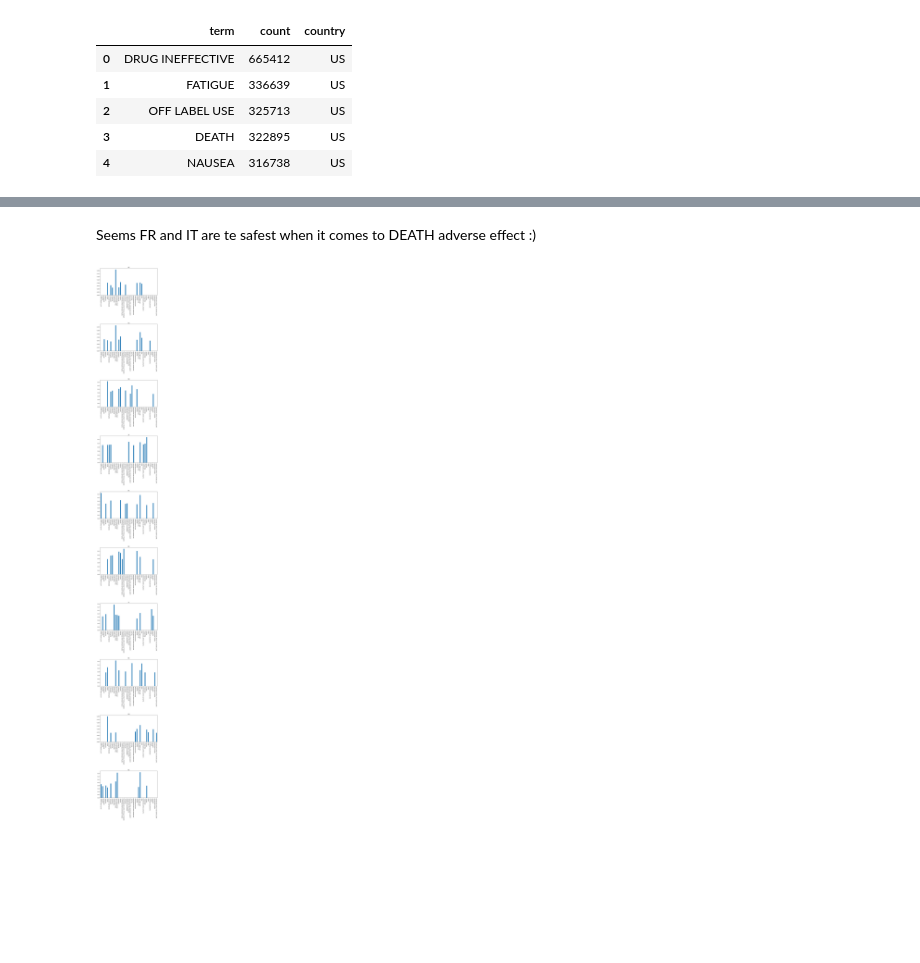
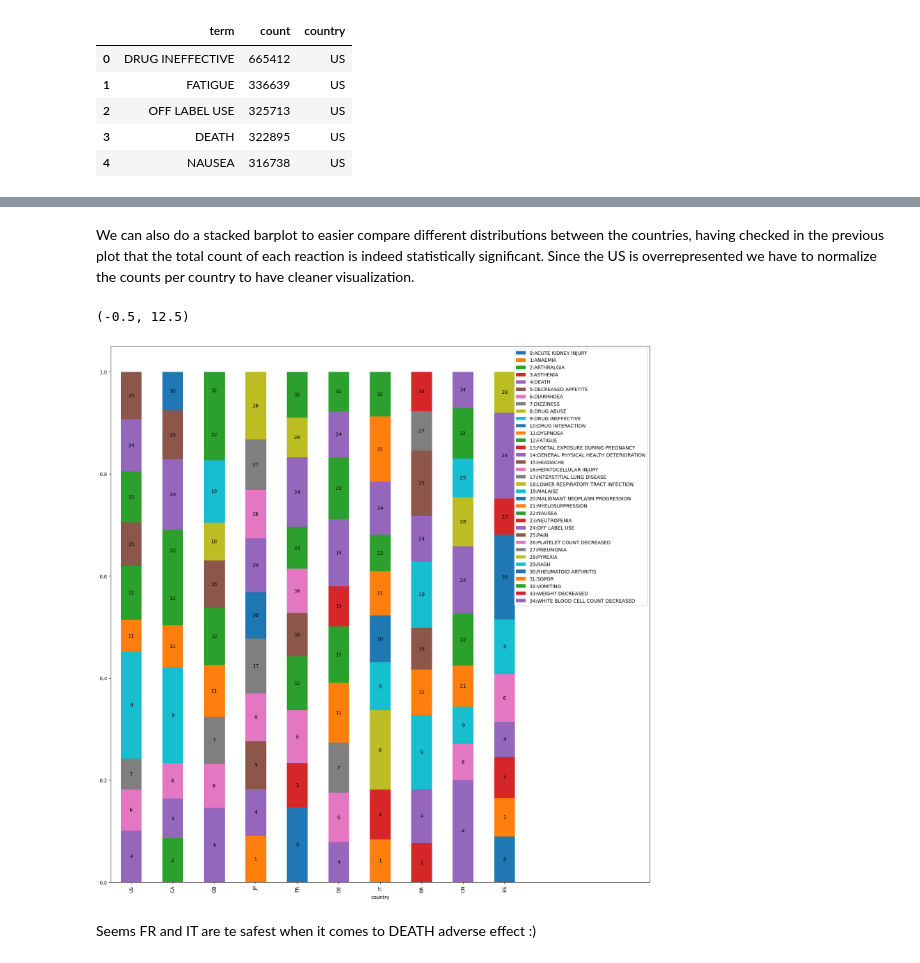
Before and after one commit to mmkekic/openfda_exploration, a Jupyter notebook: Basic_EDA.ipynb, the cells around one changed output, grey strips where cells are left out. Cells and saved outputs as stored; diff of their text form; code cells hidden in the pictures; blank space fills up the shorter version.

Commit message:
Improved countries plot visualization

```diff
--- a/Basic_EDA.ipynb
+++ b/Basic_EDA.ipynb
@@ -215,6 +188,11 @@ countries_sorted = sum_per_count.sort_values('tot_per_count', ascending=False)['
+# %%
+countries_sorted = df_countries.term.values[:10]
 # %%
 #for each contry plot only 10 most frequent events
 g = df_countr_ev.groupby('country', group_keys=False)
-g = g.apply(lambda x: x.sort_values('norm_cout', ascending=False).head(10))
+g = g.apply(lambda x: x.sort_values('count', ascending=False).head(10))
 # %%
-ev_count_count = pd.crosstab(g.term, g.country, values=g['norm_cout'], aggfunc='sum')
+ev_count_count = pd.crosstab(g.term, g.country, values=g['count'], aggfunc='sum')
+ev_count_count = ev_count_count.fillna(0)
+ev_count_count = ev_count_count[countries_sorted]
+ev_count_count.head()
@@ -246,16 +223,23 @@ ax.set_xlim(-0.5, 12.5)
+# %% [markdown]
+We can also do a stacked barplot to easier compare different distributions between the countries, having checked in the previous plot that the total count of each reaction is indeed statistically significant. Since the US is overrepresented we have to normalize the counts per country to have cleaner visualization.
+# %%
+ev_count_norm = ev_count_count/ev_count_count.sum(axis=0)
+# %%
+ax = ev_count_norm.T.plot(kind='bar', stacked=True, figsize=(20,20))
+ax.get_xlim()
+for i, c in enumerate(ax.containers):
+
+    # Optional: if the segment is small or 0, customize the labels
+    labels = [i if v.get_height() > 0 else '' for v in c]
+
+    # remove the labels parameter if it's not needed for customized labels
+    ax.bar_label(c, labels=labels, label_type='center')
+handles, labels = ax.get_legend_handles_labels()
+labels = [f'{i}:{label}' for i, label in enumerate(labels)]
+ax.legend(handles, labels)
+ax.set_xlim(-0.5, 12.5)
+# %% [output]
+(-0.5, 12.5)
+[figure, added]
 # %% [markdown]
 Seems FR and IT are te safest when it comes to DEATH adverse effect :)
-# %%
-fig, axs = plt.subplots(nrows=10, ncols=1, figsize=(10, 80))
-for indx, col in  enumerate(ev_count_count.columns):
-    ax = axs[indx]
-    group = ev_count_count[col]
-    group.plot(ax=ax, kind='bar', x='term')
-    x_axis = ax.axes.get_xaxis()
-    x_label = x_axis.get_label()
-    ##print isinstance(x_label, matplotlib.artist.Artist)
-    x_label.set_visible(False)
-    ax.set_title(col)
-fig.tight_layout(pad=5.0)
-# %% [output]
-[figure, removed]
```
Also changed, not shown: parts of 15 cells of this notebook.
